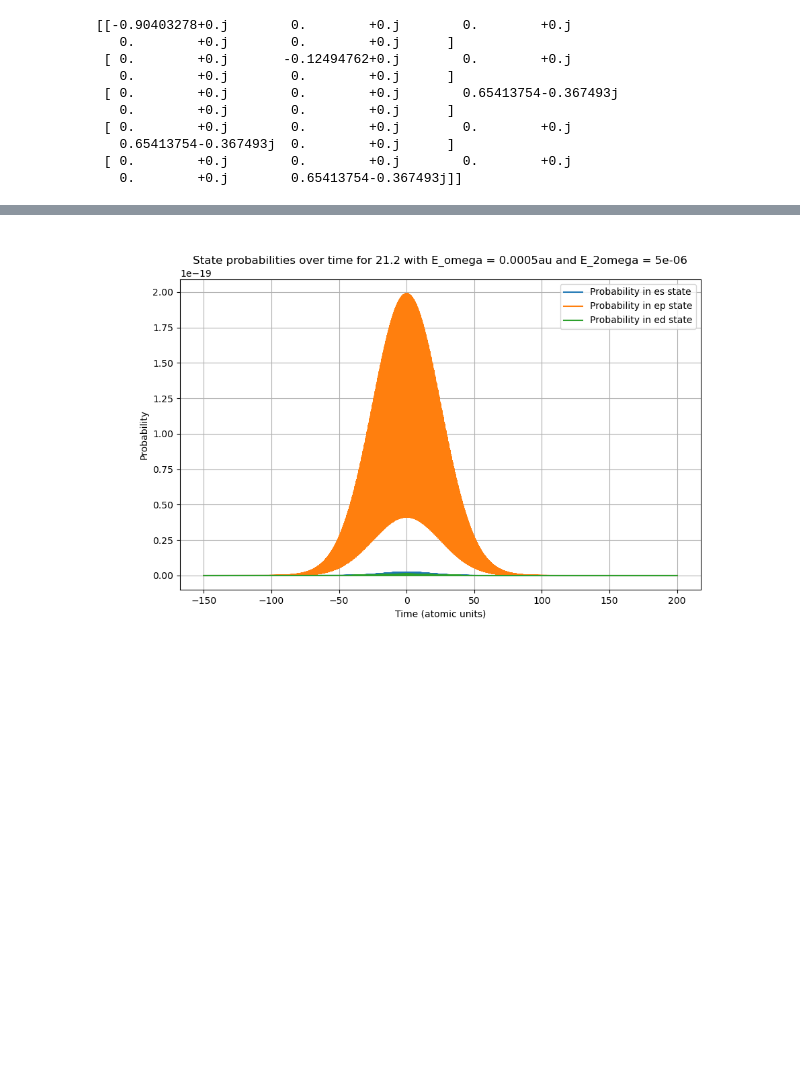
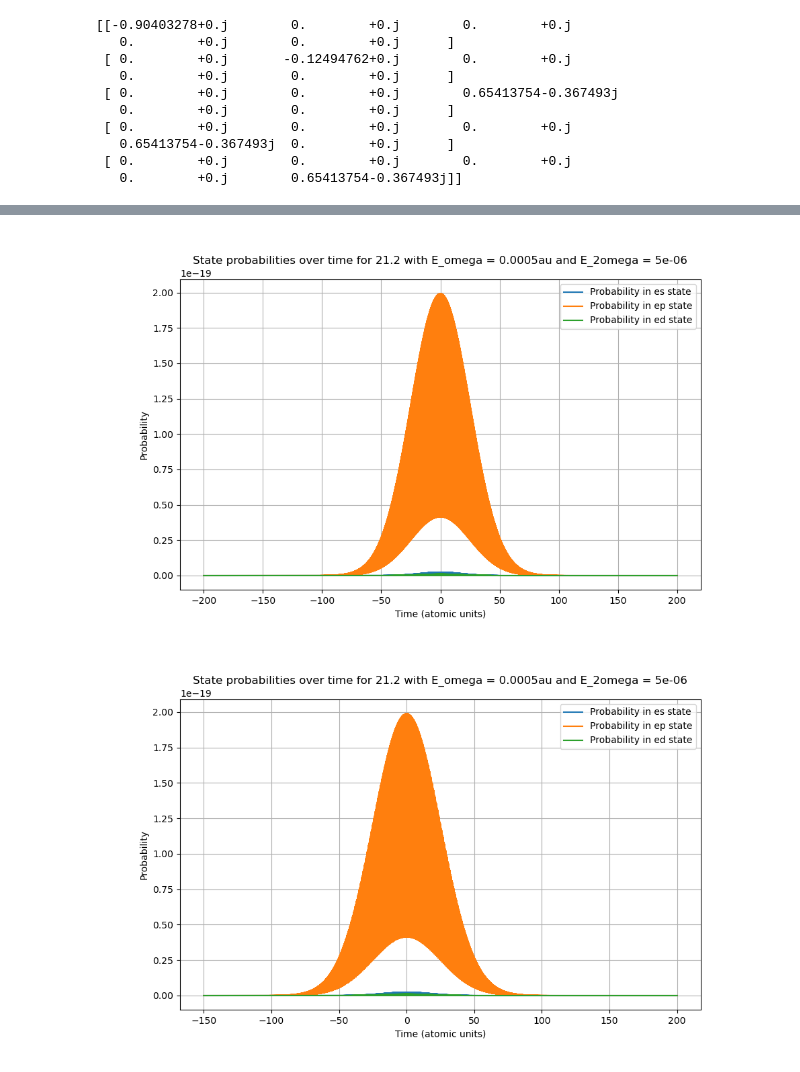
Before and after one commit to HarijyotiMandal/UpdatedEfield14032025, a Jupyter notebook: V2_5LevelTDSE.ipynb, the cells around one changed output, grey strips where cells are left out. Saved outputs shown, nothing was run; the diff lists cells and outputs as text; code cells hidden in the pictures; blank space fills up the shorter version.

```diff
--- a/V2_5LevelTDSE.ipynb
+++ b/V2_5LevelTDSE.ipynb
@@ -169,3 +160,21 @@ plt.show()
+# %%
+title = f"State probabilities over time for {omega_eV} with E_omega = {E0_au}au and E_2omega = {E02_au}"
+plt.figure(figsize=(10, 6))
+#plt.plot(t_values_SI, prob_s, label='Probability in s state')
+#plt.plot(t_values_SI, prob_p, label='Probability in p state')
+plt.plot(t_values_SI, prob_es, label='Probability in es state')
+plt.plot(t_values_SI, prob_ep, label='Probability in ep state')
+plt.plot(t_values_SI, prob_ed, label='Probability in ed state')
+plt.title(title)
+plt.xlabel('Time (atomic units)')
+plt.ylabel('Probability')
+plt.grid(which='both')
+
+plt.legend()
+#plt.savefig(f"{title}.png")
+plt.show()
+# %% [output]
+[figure, added]
 # %%
 plt.figure(figsize=(10, 6))
 #plt.plot(t_values_SI, prob_s, label='Probability in s state')
```
Also changed, not shown: parts of 2 cells of this notebook, 12 other files.
